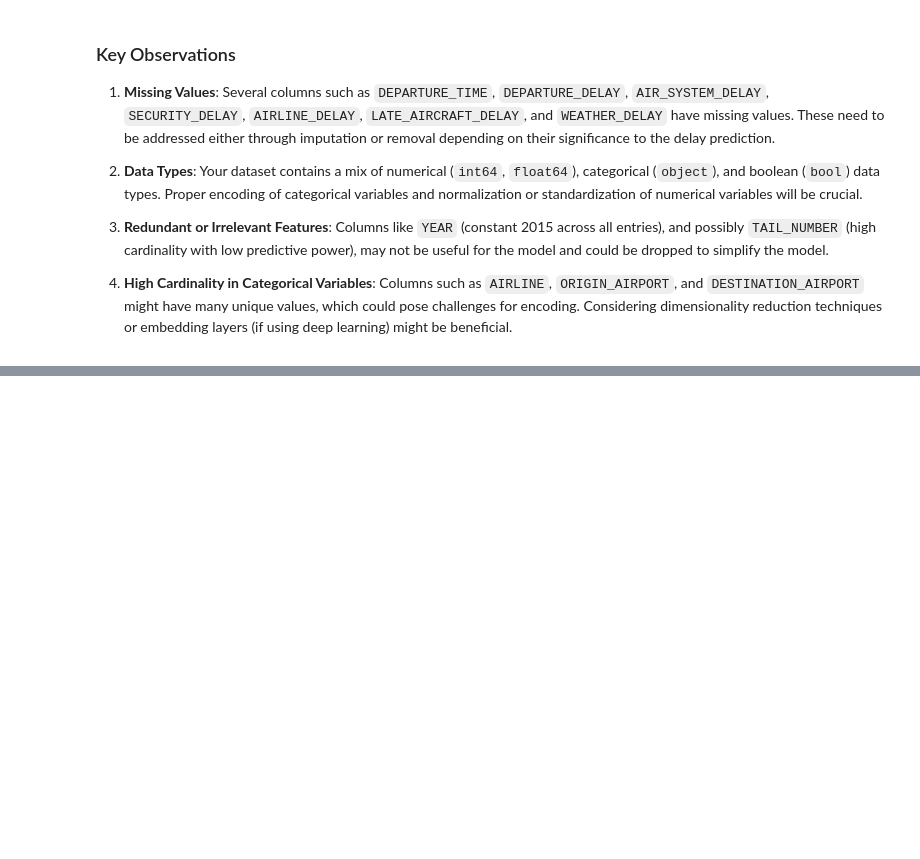
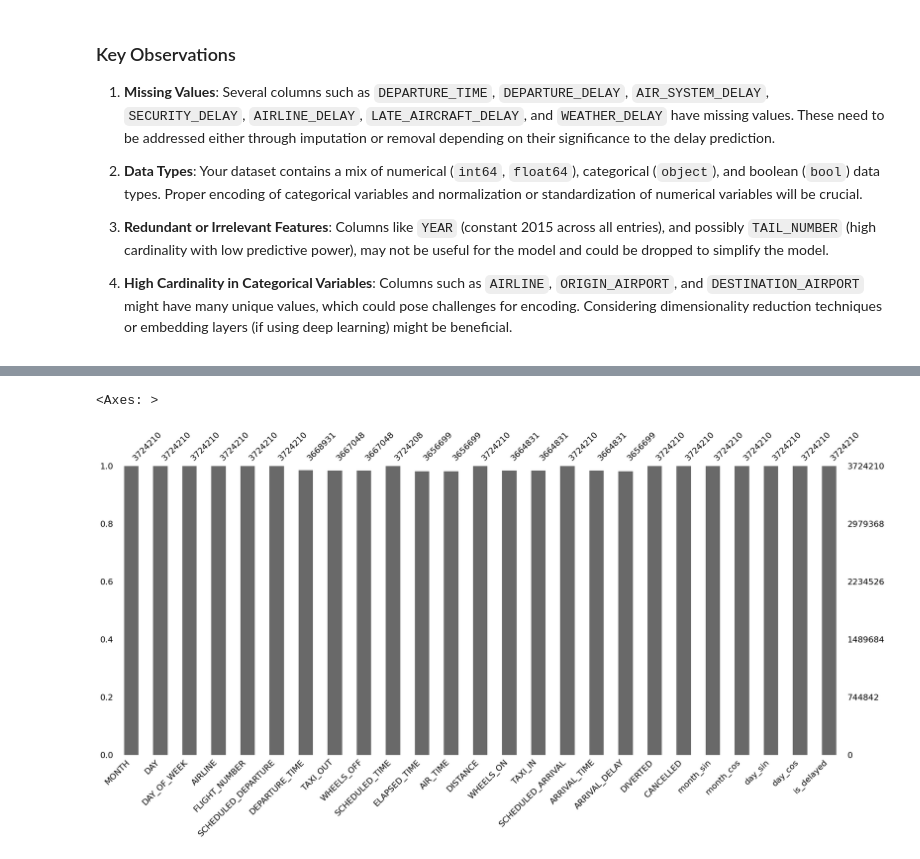
Before and after one commit to MarceloDL-A/google_colab_Shopee, a Jupyter notebook: Cópia_de_D&N_Teste_de_Conhecimentos_em_Dados.ipynb, the cells around one changed output, grey strips where cells are left out. Cells and saved outputs as stored; diff of their text form; code cells hidden in the pictures; blank space fills up the shorter version.

```diff
--- a/Cópia_de_D&N_Teste_de_Conhecimentos_em_Dados.ipynb
+++ b/Cópia_de_D&N_Teste_de_Conhecimentos_em_Dados.ipynb
@@ -893,0 +860,18 @@ ROC AUC Score: 0.5004826065284308
+# %%
+# Determine high and low cardinality columns dynamically
+def determine_cardinality_features(df, threshold=30):
+
+
+    # Identify numeric and categorical columns
+    numeric_cols = df.select_dtypes(include=['int64', 'float64']).columns.tolist()
+    categorical_cols = df.select_dtypes(include=['object']).columns.tolist()
+    print("Numeric columns:", numeric_cols)
+    print("Categorical columns:", categorical_cols)
+
+    high_cardinality_cols = [col for col in df[categorical_cols].columns if df[col].nunique() > threshold]
+    low_cardinality_cols = [col for col in df[categorical_cols].columns if df[col].nunique() <= threshold]
+    return high_cardinality_cols, low_cardinality_cols
+
+high_cardinality_cols, low_cardinality_cols = determine_cardinality_features(flights_data)
+print("High cardinality columns:", high_cardinality_cols)
+print("Low cardinality columns:", low_cardinality_cols)
@@ -893,0 +935,19 @@ ROC AUC Score: 0.5004826065284308
+# %%
+import numpy as np
+from sklearn.preprocessing import FunctionTransformer
+
+def add_cyclical_features(X):
+    # Ensure the input is a DataFrame
+    df = pd.DataFrame(X)
+
+    # Month cyclical features
+    df['month_sin'] = np.sin(2 * np.pi * df['MONTH']/12)
+    df['month_cos'] = np.cos(2 * np.pi * df['MONTH']/12)
+
+    # Day cyclical features, adjusted for number of days in each month
+    df['day_max'] = df['MONTH'].map({1: 31, 2: 28, 3: 31, 4: 30, 5: 31, 6: 30,
+                                     7: 31, 8: 31, 9: 30, 10: 31, 11: 30, 12: 31})
+    df['day_sin'] = np.sin(2 * np.pi * df['DAY']/df['day_max'])
+    df['day_cos'] = np.cos(2 * np.pi * df['DAY']/df['day_max'])
+
+    return df[['month_sin', 'month_cos', 'day_sin', 'day_cos']]
@@ -893,0 +996,6 @@ ROC AUC Score: 0.5004826065284308
+# %%
+# Model Objective
+flights_data['is_delayed'] = (flights_data['DEPARTURE_DELAY'] > 15).astype(int)
+
+# Remove a coluna DEPARTURE_DELAY do DataFrame de features
+flights_data = flights_data.drop(columns=['DEPARTURE_DELAY'])
@@ -893,0 +1012,5 @@ ROC AUC Score: 0.5004826065284308
+# %%
+mn.bar(flights_data)
+# %% [output]
+<Axes: >
+[figure, added]
```
Also changed, not shown: parts of 24 cells of this notebook.
